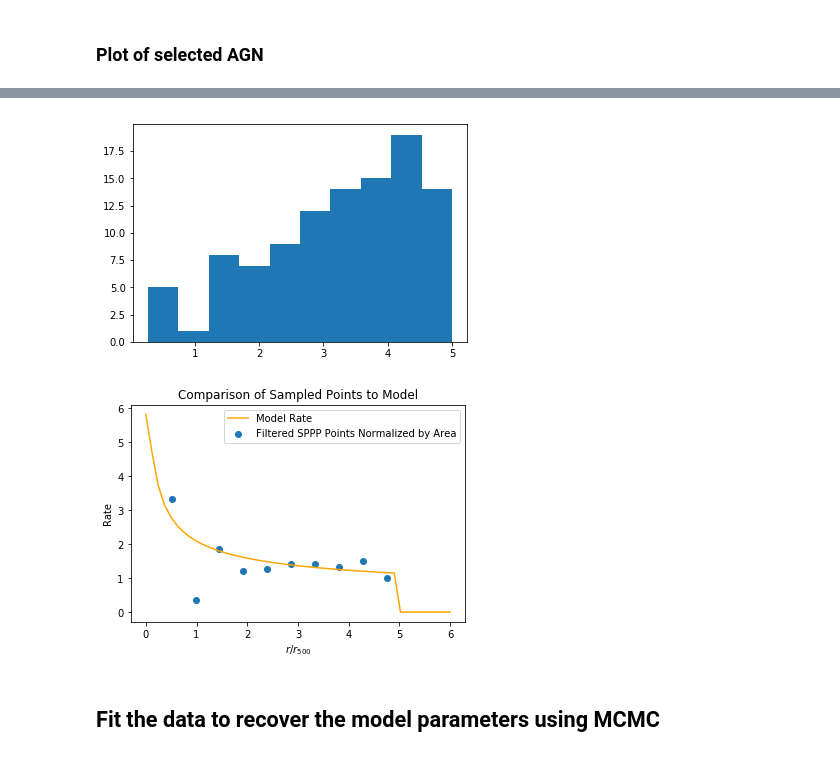
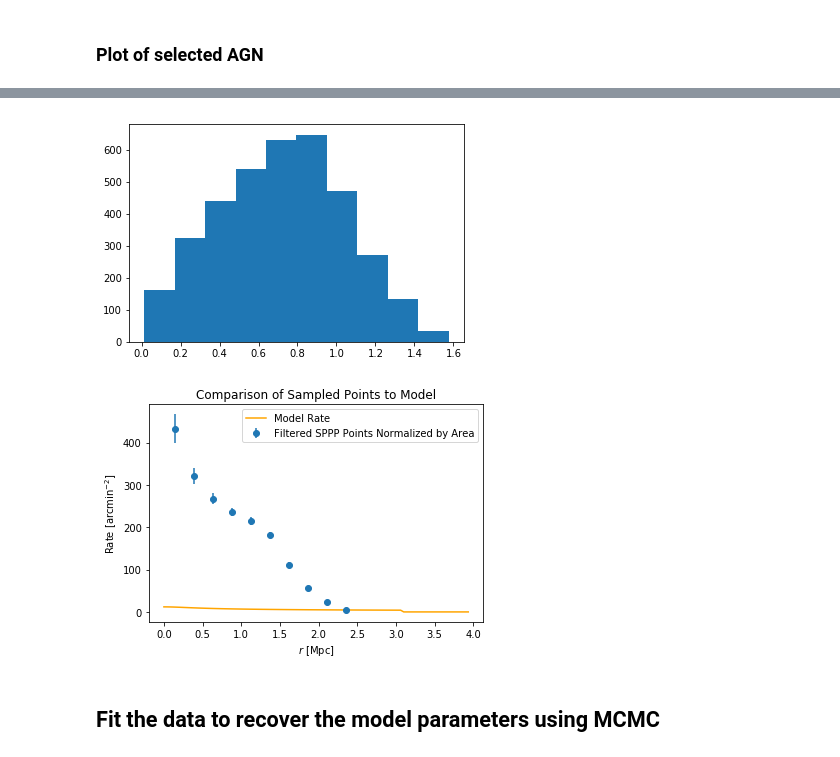
Before and after one commit to floydie7/SPT_AGN, a Jupyter notebook: Mock_Data_Generation_and_fitting.ipynb, the cells around one changed output, grey strips where cells are left out. Cells and saved outputs as stored; diff of their text form; code cells hidden in the pictures.

```diff
--- a/Mock_Data_Generation_and_fitting.ipynb
+++ b/Mock_Data_Generation_and_fitting.ipynb
@@ -134,17 +149,34 @@ def lnpost(param, catalog):
+# %%
+# Number of clusters to generate
+n_cl = 100
+
+# Dx is set to 5 to mimic an IRAC image's width in arcmin.
+Dx = 5.
+
+# Set parameter values
+theta_true = 5.0     # Amplitude.
+eta_true = 1.2       # Redshift slope
+beta_true = 0.5      # Radial slope
+zeta_true = -1.0     # Mass slope
+C_true = 0.371       # Background AGN surface density
+
+params_true = (theta_true, eta_true, zeta_true, beta_true)
 # %% [markdown]
 ## Generate the mock data
 # %%
-# Set up grid of radial positions
-r_dist = np.linspace(0, 6, 50)
+# Set up grid of radial positions (normalized by r500)
+r_dist = np.linspace(0, 2.5, 100)
 
 # Draw mass and redshift distribution from a uniform distribution as well.
-mass_dist = np.random.uniform(0.2e15, 1.8e15, 300)
-z_dist = np.random.uniform(0.5, 1.7, 300)
+mass_dist = np.random.uniform(0.2e15, 1.8e15, n_cl)
+z_dist = np.random.uniform(0.5, 1.7, n_cl)
 
 # Create cluster names
-name_bank = ['SPT_Mock_{:03d}'.format(i) for i in range(300)]
+name_bank = ['SPT_Mock_{:03d}'.format(i) for i in range(n_cl)]
 SPT_data = Table([name_bank, z_dist, mass_dist], names=['SPT_ID', 'REDSHIFT', 'M500'])
 
 # We'll need the r500 radius for each cluster too.
 SPT_data['r500'] = (3 * SPT_data['M500'] /
                     (4 * np.pi * 500 * cosmo.critical_density(SPT_data['REDSHIFT']).to(u.Msun / u.Mpc**3)))**(1/3)
+SPT_data_z1 = SPT_data[np.where(SPT_data['REDSHIFT'] >= 1.)]
+SPT_data_m = SPT_data[np.where(SPT_data['M500'] <= 5e14)]
@@ -250,25 +297,25 @@ plt.show()
 # %%
-hist, bin_edges = np.histogram(r_final)
+hist, bin_edges = np.histogram(outAGN['radial_Mpc'])
 bins = (bin_edges[1:len(bin_edges)]-bin_edges[0:len(bin_edges)-1])/2. + bin_edges[0:len(bin_edges)-1]
-plt.hist(r_final)
+plt.hist(outAGN['radial_Mpc'])
 
 # but normalise the area
 area_edges = np.pi * bin_edges**2
 area = area_edges[1:len(area_edges)]-area_edges[0:len(area_edges)-1]
+area_arcmin2 = area * u.Mpc**2 * cosmo.arcsec_per_kpc_proper(z_cl).to(u.arcmin / u.Mpc)**2
+
+err = np.sqrt(hist)/area_arcmin2.value
 # %% [output]
-[figure, old version]
+[figure, new version]
 # %%
 fig, ax = plt.subplots()
-ax.scatter(bins, hist/area, label='Filtered SPPP Points Normalized by Area')
-ax.plot(r_dist, rad_model, color="orange", label='Model Rate')
-ax.set(
-title='Comparison of Sampled Points to Model',
-xlabel=r'$r/r_{500}$',
-ylabel='Rate')
+ax.errorbar(bins/r500_cl.value, hist/area_arcmin2.value, yerr=err, fmt='o', label='Filtered SPPP Points Normalized by Area')
+ax.plot(r_dist/r500_cl, rad_model, color="orange", label='Model Rate')
+ax.set(title='Comparison of Sampled Points to Model', xlabel=r'$r$ [Mpc]', ylabel=r'Rate [arcmin$^{-2}$]')
 ax.legend()
-fig.savefig('Data/MCMC/Mock_Catalog/Plots/binned_data_to_model.pdf', format='pdf')
+plt.show()
 # %% [output]
-[figure, old version]
+[figure, new version]
 # %% [markdown]
 ## Fit the data to recover the model parameters using MCMC
 # %%
```
Also changed, not shown: parts of 9 cells of this notebook, 2 other files.
